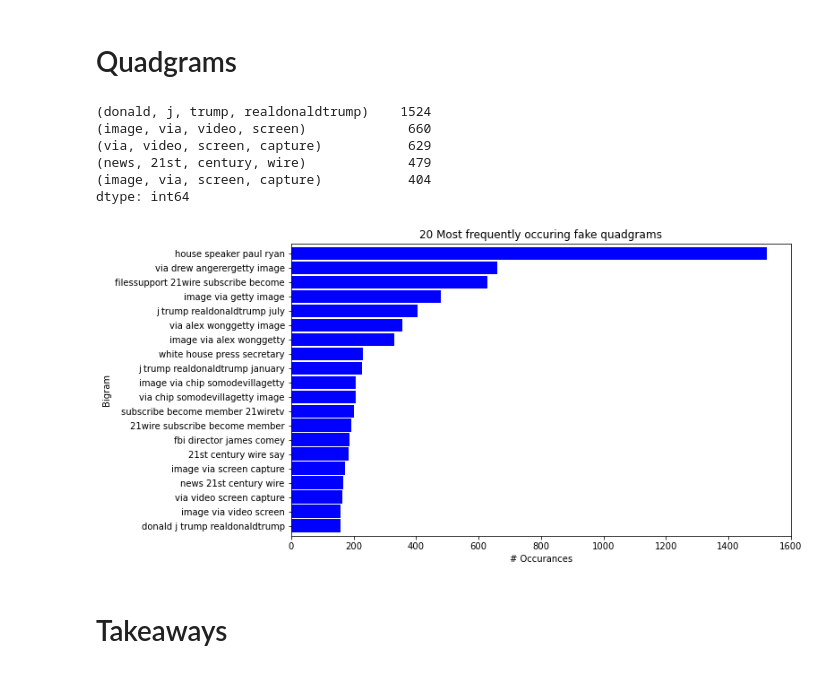
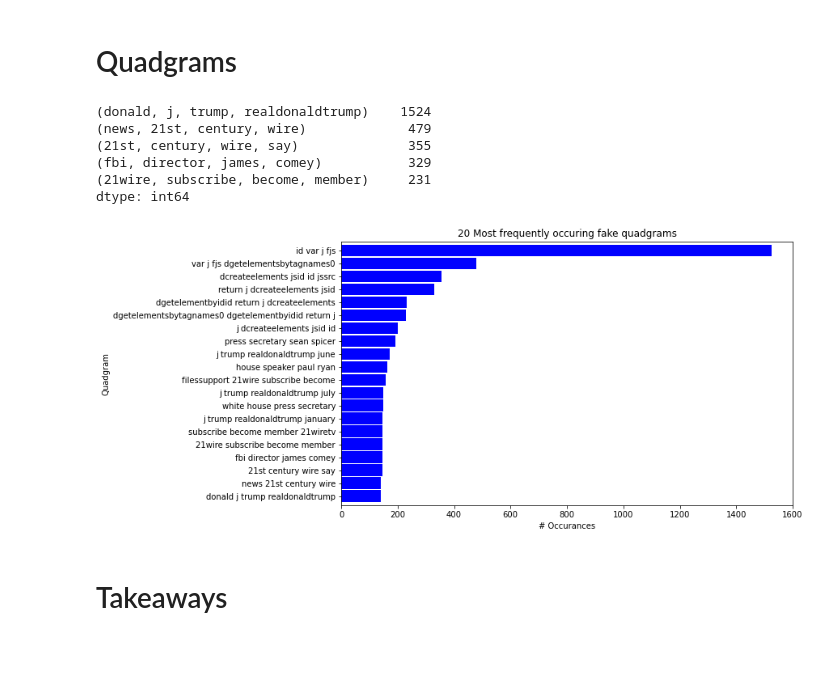
Before and after one commit to Fake-News-Capstone/fake_news_capstone, a Jupyter notebook: liam_notebook.ipynb, the cells around one changed output. Cells and saved outputs as stored; diff of their text form; code cells hidden in the pictures.

```diff
--- a/liam_notebook.ipynb
+++ b/liam_notebook.ipynb
@@ -6,7 +6,7 @@ import unicodedata
 # %%
 # utilities.nan_null_empty_check(df)
 # %%
-articles = pd.read_csv("articles.csv", dtype={'clean_text': 'str'}, index_col = 0)
+articles = pd.read_csv("articles2.csv", dtype={'clean_text': 'str'}, index_col = 0)
 # %%
 df = articles
 # %%
@@ -573,24 +573,24 @@ top_20_fake_quadgrams = (pd.Series(nltk.ngrams(fake_words, 4))
 top_20_fake_quadgrams.head()
 # %% [output]
 (donald, j, trump, realdonaldtrump)    1524
-(image, via, video, screen)             660
-(via, video, screen, capture)           629
 (news, 21st, century, wire)             479
-(image, via, screen, capture)           404
+(21st, century, wire, say)              355
+(fbi, director, james, comey)           329
+(21wire, subscribe, become, member)     231
 dtype: int64
 # %%
 top_20_fake_quadgrams.sort_values().plot.barh(color='blue', width=.9, figsize=(10, 6))
 
 plt.title('20 Most frequently occuring fake quadgrams')
-plt.ylabel('Bigram')
+plt.ylabel('Quadgram')
 plt.xlabel('# Occurances')
 
 # make the labels pretty
 ticks, _ = plt.yticks()
 labels = top_20_fake_quadgrams.reset_index()['index'].apply(lambda t: t[0] + ' ' + t[1] + ' ' + t[2] + ' ' + t[3])
 _ = plt.yticks(ticks, labels)
 # %% [output]
-[figure, old version]
+[figure, new version]
 # %% [markdown]
 # Takeaways
 # %% [markdown]
```
Also changed, not shown: parts of 17 cells of this notebook, 2 other files.
